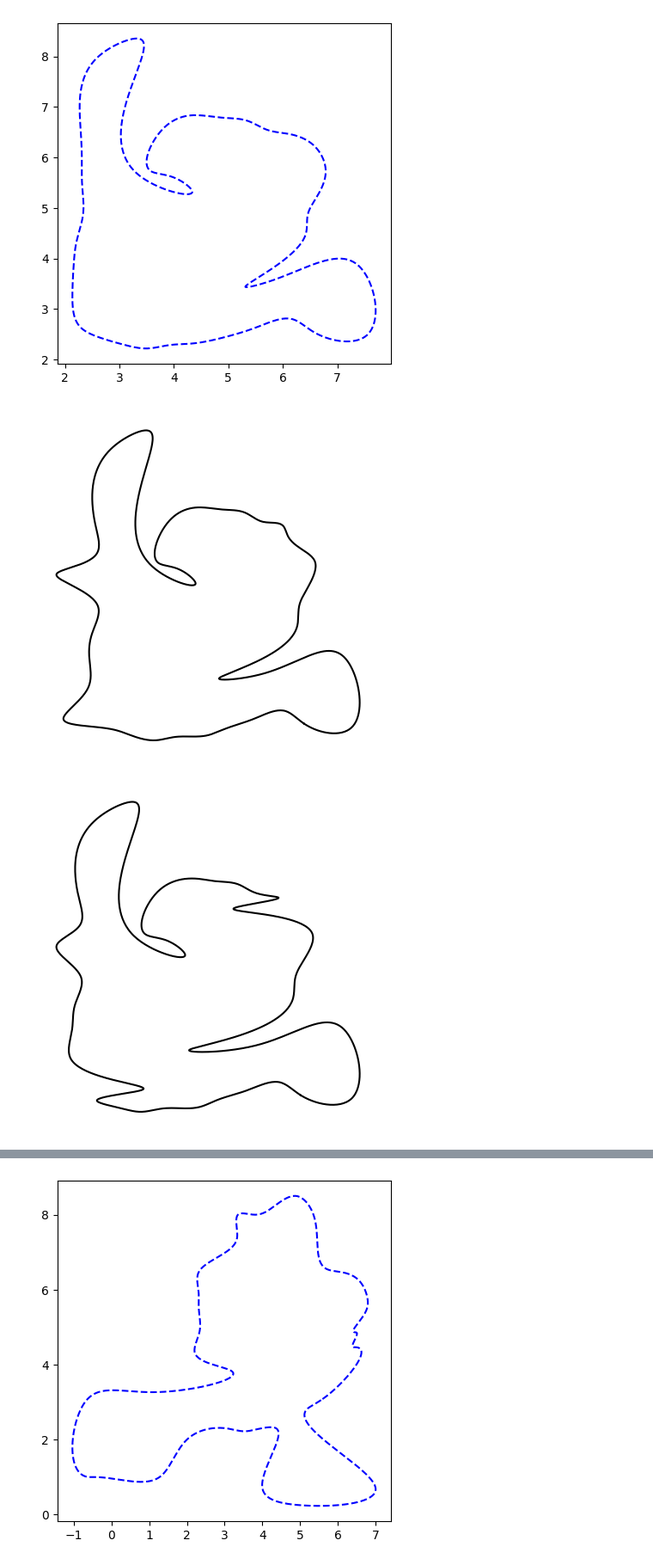
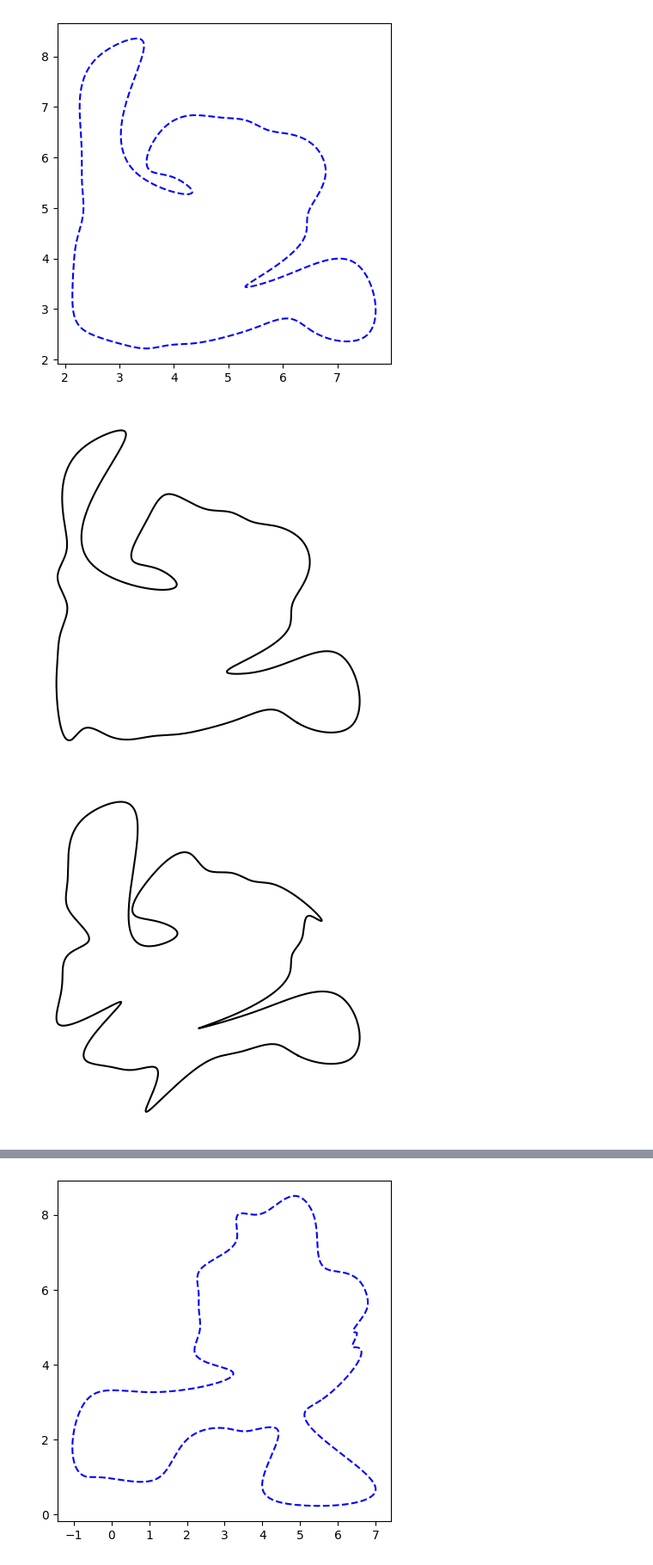
Before and after one commit to emsuffille/labels_alignment, a Jupyter notebook: 2_sort_task/supplementary_materials/labels_align_perturb_exp1.ipynb, the cells around one changed output, grey strips where cells are left out. Shown at 86% size. Cells and saved outputs as stored; diff of their text form; code cells hidden in the pictures.

Commit message:
stimuli generation script
Added details on noise to comment in script and fixed typo on y coord

```diff
--- a/2_sort_task/supplementary_materials/labels_align_perturb_exp1.ipynb
+++ b/2_sort_task/supplementary_materials/labels_align_perturb_exp1.ipynb
@@ -111,7 +117,7 @@ pts_A = np.array([[ 6.55525 ,  2.55472 ],
    [ 7.53116 ,  2.47228 ]])
 
 #include some random Gaussian noise
-#the Gaussian noise is added at 3 different levels of range (i.e., low, medium, high distortion)
+#the Gaussian noise is added at 3 different levels (i.e., low, medium, high distortion)
 #so if you like a shape and want to use it, also record the 'scale=' used to generate it!
 countx=0
 for x in np.nditer(pts_A[:,0], op_flags=['readwrite']):
@@ -123,7 +129,7 @@ for x in np.nditer(pts_A[:,0], op_flags=['readwrite']):
     #print(x)
 
 county=0
-for y in np.nditer(pts_A[:,0], op_flags=['readwrite']):
+for y in np.nditer(pts_A[:,1], op_flags=['readwrite']):
     county+=1
     if county % 5==0: #add noise every 5 points
         y[...]+=np.random.normal(scale=.25)
@@ -148,7 +154,7 @@ fig1 = plt.gcf()
 fig1.savefig('A_xx.png', dpi=98, bbox_inches='tight')
 plt.show()
 # %% [output]
-[figure, old version]
+[figure, new version]
 # %%
 # category A - Add medium level of disortion
 
@@ -194,35 +200,35 @@ pts_A = np.array([[ 6.55525 ,  2.55472 ],
    [ 7.53116 ,  2.47228 ]])
 
 countx=0
 for x in np.nditer(pts_A[:,0], op_flags=['readwrite']):
     countx+=1
     if countx % 5==0:
         x[...]+=np.random.normal(scale=.55)
     else:
         x=x
 
 county=0
-for y in np.nditer(pts_A[:,0], op_flags=['readwrite']):
+for y in np.nditer(pts_A[:,1], op_flags=['readwrite']):
     county+=1
     if county % 5==0:
         y[...]+=np.random.normal(scale=.55)
     else:
         y=y
 
 tck, u = splprep(pts_A.T, s=0, per=3) # s-parameter controls roundness
 
 #interpolate
 u_new = np.linspace(u.min(), u.max(), 1000)
 x_new, y_new = splev(u_new, tck, der=0)
 
 plt.plot(x_new, y_new, 'black')
 plt.axis('off')
 
 fig1 = plt.gcf()
 fig1.savefig('A_xx.png', dpi=98, bbox_inches='tight')
 plt.show()
 # %% [output]
-[figure, old version]
+[figure, new version]
 # %%
 # category A - Add high level of disortion
 
```
Also changed, not shown: parts of 6 cells of this notebook, 1 other file.
